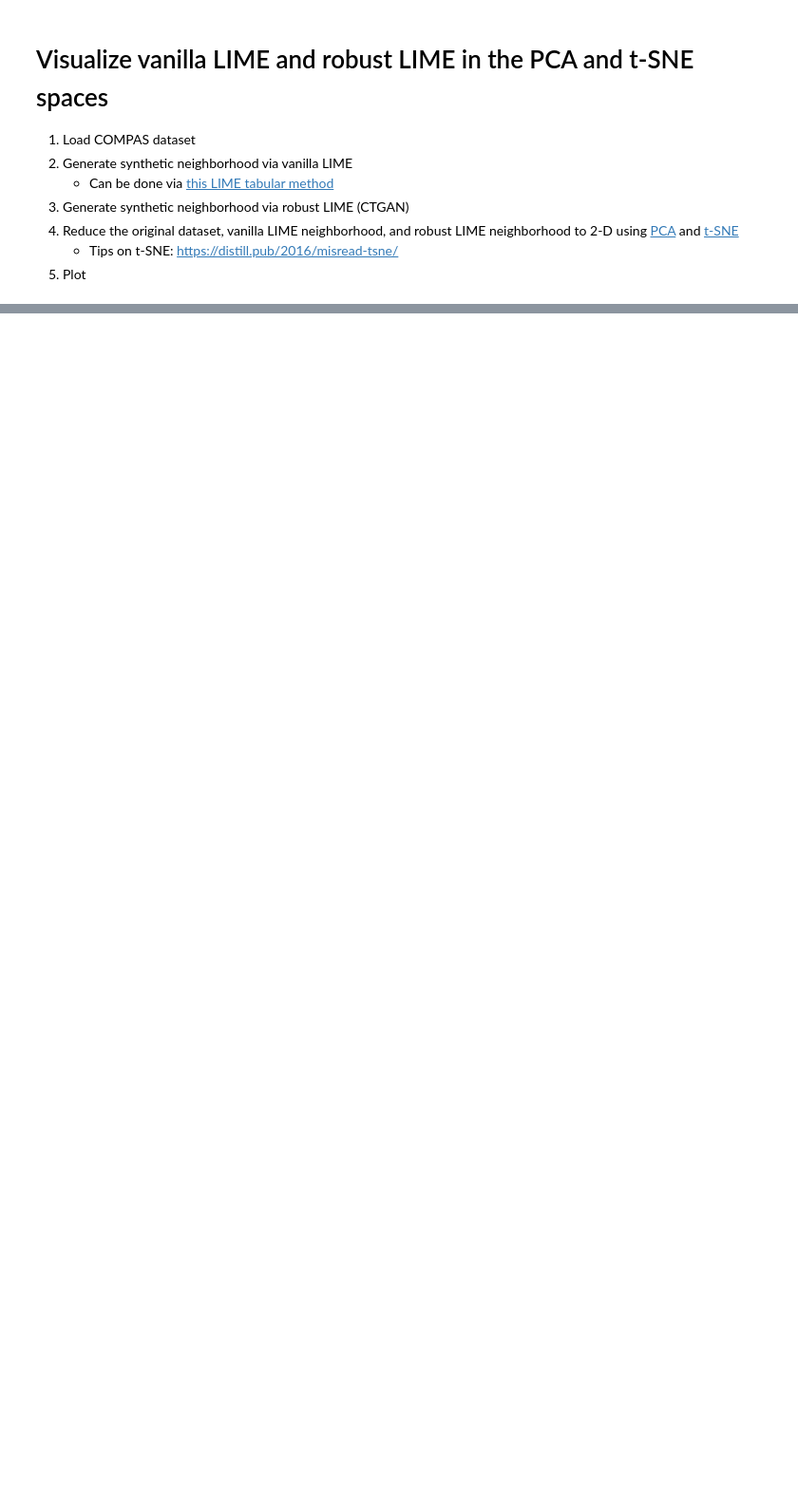
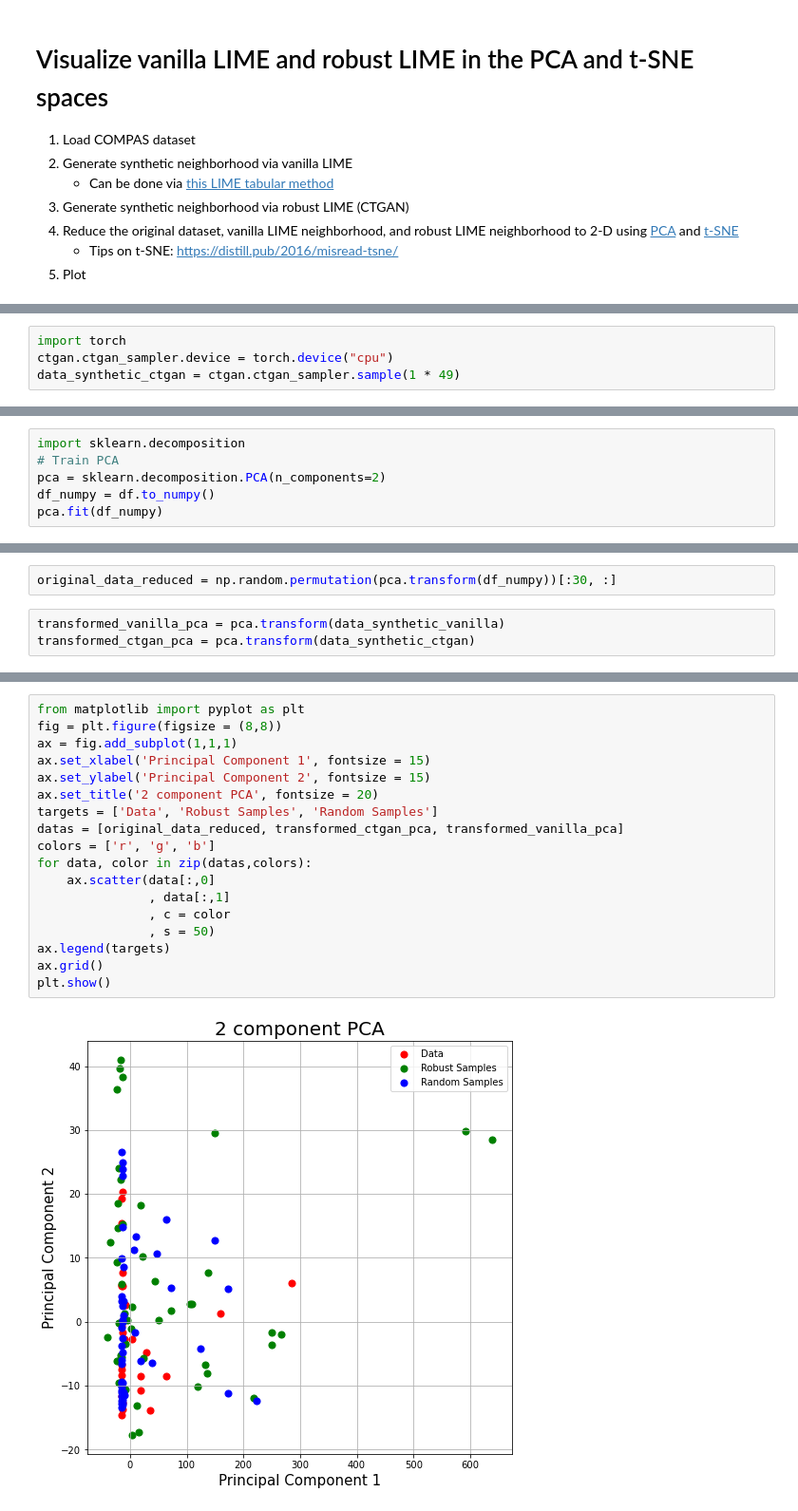
Before and after one commit to seansaito/Faster-LIME, a Jupyter notebook: notebooks/visualize_neighborhood.ipynb, the cells around one changed output, grey strips where cells are left out. Shown: that part at 95% size. Saved outputs shown, nothing was run; the diff lists cells and outputs as text; blank space fills up the shorter version.

```diff
--- a/notebooks/visualize_neighborhood.ipynb
+++ b/notebooks/visualize_neighborhood.ipynb
@@ -45,0 +82,4 @@ data_synthetic_robust = ...
+# %%
+import torch
+ctgan.ctgan_sampler.device = torch.device("cpu")
+data_synthetic_ctgan = ctgan.ctgan_sampler.sample(1 * 49)
@@ -45,0 +89,6 @@ data_synthetic_robust = ...
+# %%
+import sklearn.decomposition
+# Train PCA
+pca = sklearn.decomposition.PCA(n_components=2)
+df_numpy = df.to_numpy()
+pca.fit(df_numpy)
@@ -45,0 +97,5 @@ data_synthetic_robust = ...
+# %%
+original_data_reduced = np.random.permutation(pca.transform(df_numpy))[:30, :]
+# %%
+transformed_vanilla_pca = pca.transform(data_synthetic_vanilla)
+transformed_ctgan_pca = pca.transform(data_synthetic_ctgan)
@@ -45,0 +105,20 @@ data_synthetic_robust = ...
+# %%
+from matplotlib import pyplot as plt
+fig = plt.figure(figsize = (8,8))
+ax = fig.add_subplot(1,1,1)
+ax.set_xlabel('Principal Component 1', fontsize = 15)
+ax.set_ylabel('Principal Component 2', fontsize = 15)
+ax.set_title('2 component PCA', fontsize = 20)
+targets = ['Data', 'Robust Samples', 'Random Samples']
+datas = [original_data_reduced, transformed_ctgan_pca, transformed_vanilla_pca]
+colors = ['r', 'g', 'b']
+for data, color in zip(datas,colors):
+    ax.scatter(data[:,0]
+               , data[:,1]
+               , c = color
+               , s = 50)
+ax.legend(targets)
+ax.grid()
+plt.show()
+# %% [output]
+[figure, added]
```
Also changed, not shown: parts of 17 cells of this notebook.
